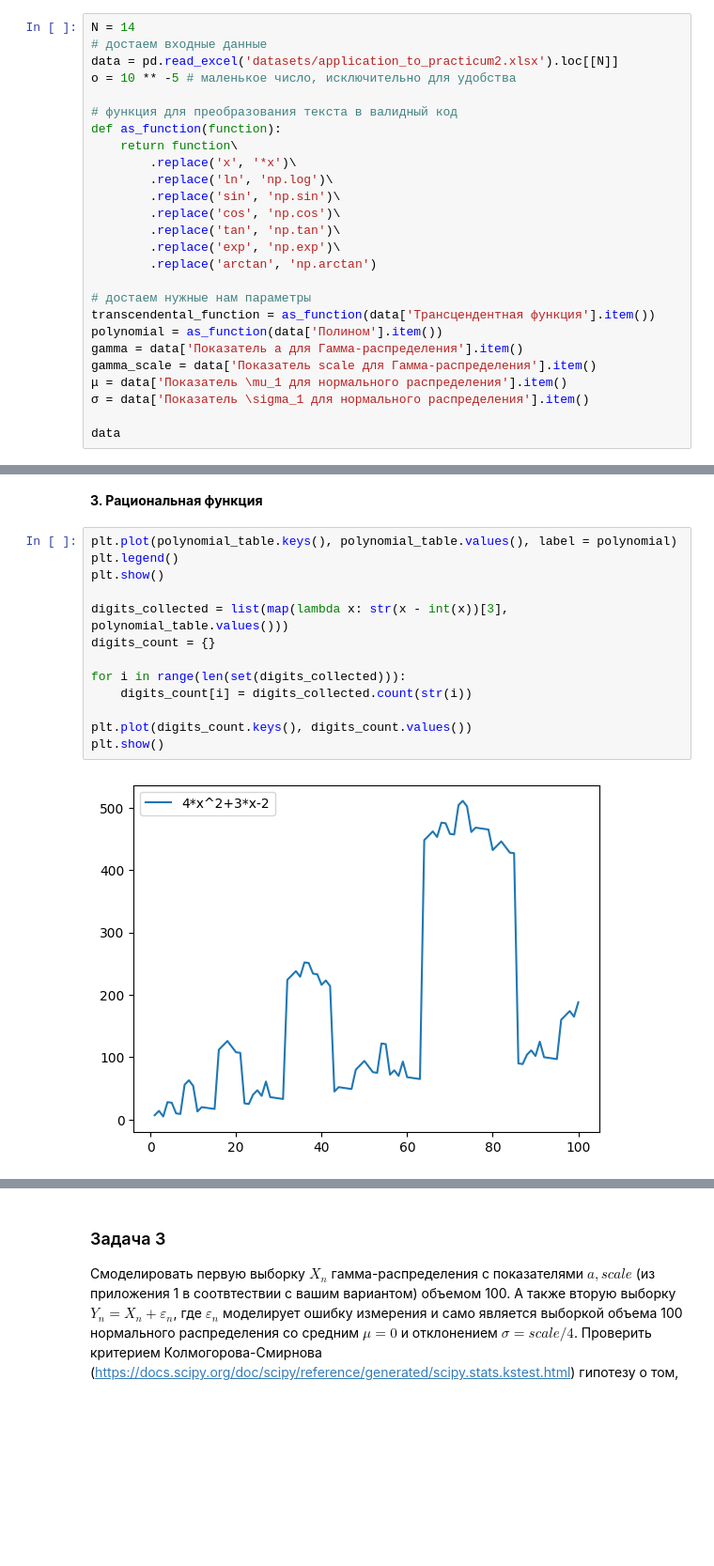
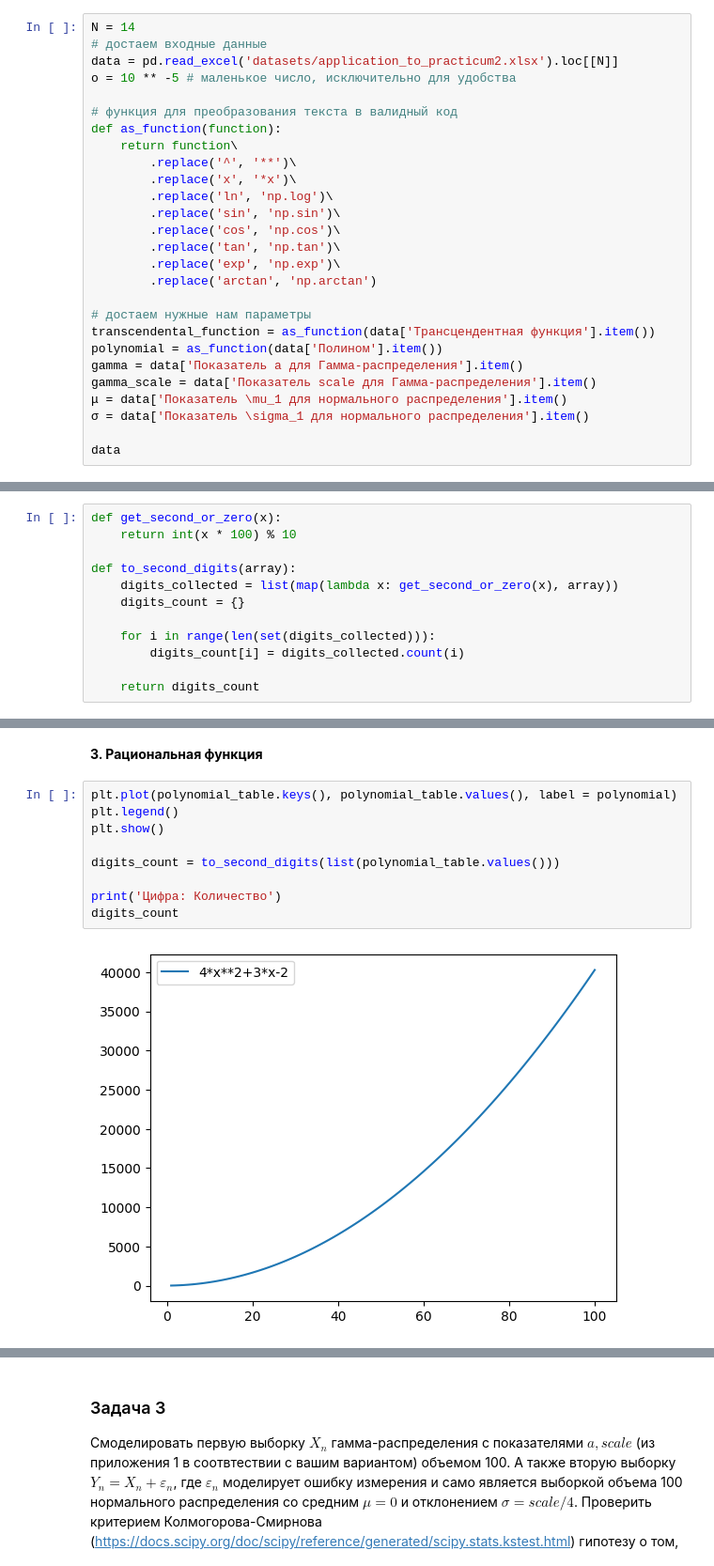
Before and after one commit to funcid/data-science, a Jupyter notebook: Математическая статистика Практика 2.ipynb, the cells around one changed output, grey strips where cells are left out. Shown at 94% size. Drawn from its saved outputs; the diff is of its cells as text; blank space fills up the shorter version.

```diff
--- a/Математическая статистика Практика 2.ipynb
+++ b/Математическая статистика Практика 2.ipynb
@@ -20,6 +20,7 @@ o = 10 ** -5 # маленькое число, исключительно для
 # функция для преобразования текста в валидный код
 def as_function(function):
     return function\
+        .replace('^', '**')\
         .replace('x', '*x')\
         .replace('ln', 'np.log')\
         .replace('sin', 'np.sin')\
@@ -78,6 +79,18 @@ $p-value > 0.05$, значит мы не можем отбросить гипо
 ### Задача 2
 
 Создать  таблицы 100 значений для одной трансцендентной и одной рациональной функции (из приложения 1) в соответствии со своим вариантом. Используя эту таблицу выписать 100 цифр, выбирая из каждого значения функции  второй знак справа от запятой. Для полученной выборки проверить по критерию $\chi^2$ гипотезу о равновероятности получить любую цифру на втором месте после запятой, при уровне значимости 0.01.
+# %%
+def get_second_or_zero(x):
+    return int(x * 100) % 10
+
+def to_second_digits(array):
+    digits_collected = list(map(lambda x: get_second_or_zero(x), array))
+    digits_count = {}
+
+    for i in range(len(set(digits_collected))):
+        digits_count[i] = digits_collected.count(i)
+
+    return digits_count
 # %% [markdown]
 <strong>1. Создаем словари</strong>
 # %%
@@ -112,15 +122,11 @@ plt.show()
 # %%
 plt.plot(polynomial_table.keys(), polynomial_table.values(), label = polynomial)
 plt.legend()
 plt.show()
 
-digits_collected = list(map(lambda x: str(x - int(x))[3], polynomial_table.values()))
-digits_count = {}
+digits_count = to_second_digits(list(polynomial_table.values()))
 
-for i in range(len(set(digits_collected))):
-    digits_count[i] = digits_collected.count(str(i))
-
-plt.plot(digits_count.keys(), digits_count.values())
-plt.show()
+print('Цифра: Количество')
+digits_count
 # %% [output]
-[figure, old version]
+[figure, new version]
```
Also changed, not shown: parts of 2 cells of this notebook.
